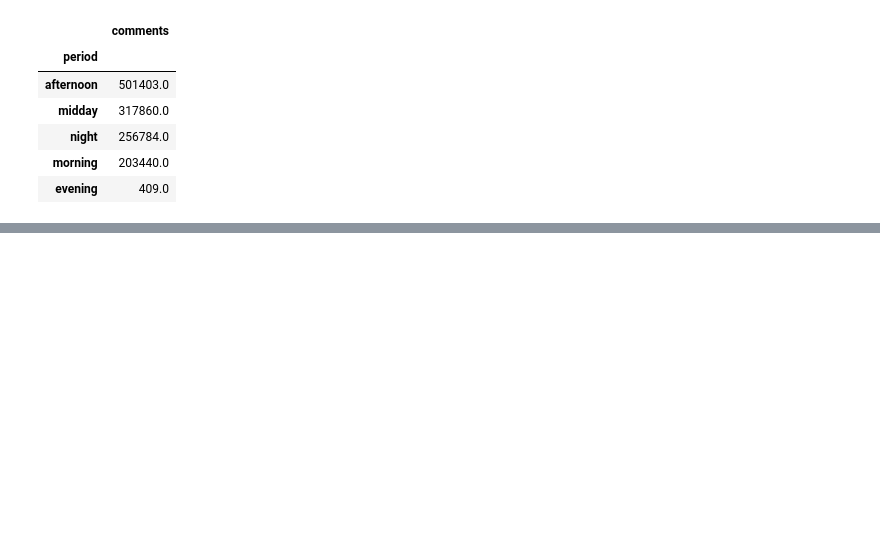
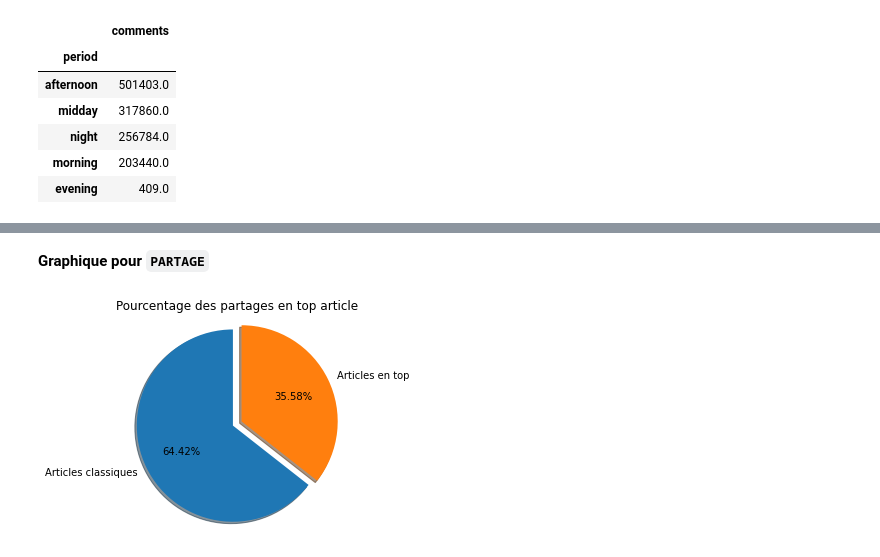
Before and after one commit to vittorio-c/Internet-news-data-with-readers-engagement, a Jupyter notebook: brandon.ipynb, the cells around one changed output, grey strips where cells are left out. Cells and saved outputs as stored; diff of their text form; code cells hidden in the pictures; blank space fills up the shorter version.

```diff
--- a/brandon.ipynb
+++ b/brandon.ipynb
@@ -232,0 +355,12 @@ nb_comment_by_period
+# %% [markdown]
+**Graphique pour `PARTAGE`**
+# %%
+# SHARE
+title_share = "Pourcentage des partages en top article"
+datas_share = [100-pourcent_top_share, pourcent_top_share]
+labels_share = ['Articles classiques', 'Articles en top']
+explode = (0, 0.1)
+
+createPieChart(title_share, datas_share, labels_share, explode)
+# %% [output]
+[figure, added]
```
Also changed, not shown: parts of 19 cells of this notebook.
